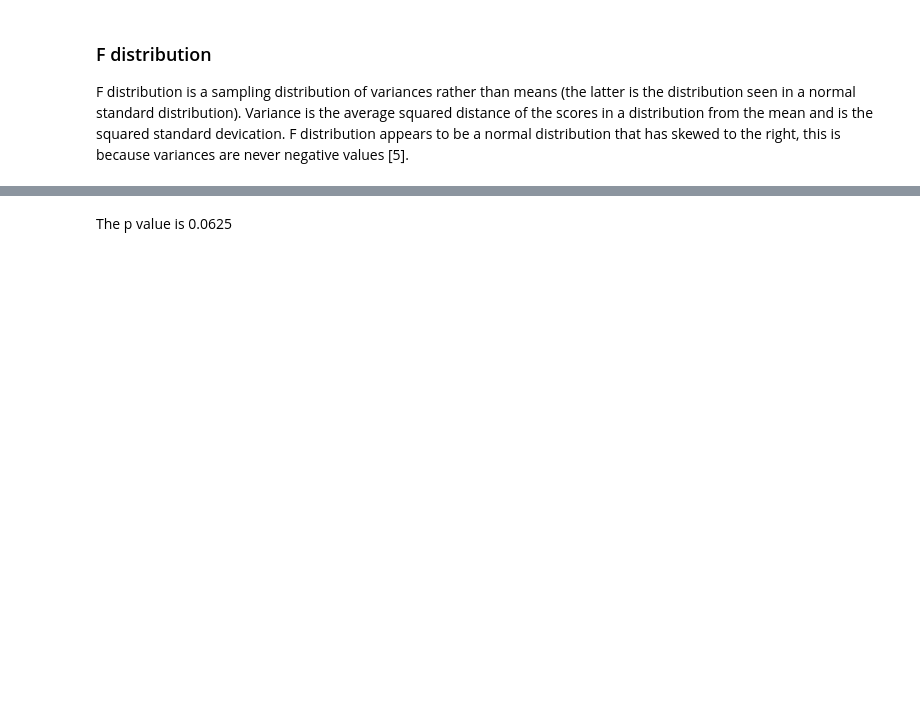
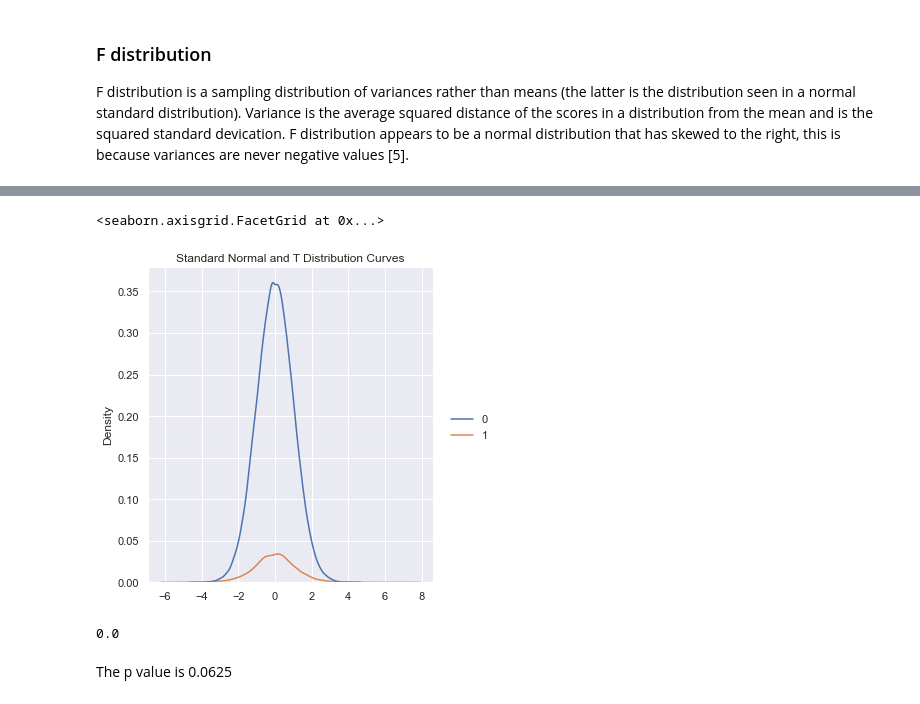
Before and after one commit to Aine-Kearns/Programming_for_data_analysis_assignment, a Jupyter notebook: Assignment_Programming_for_Data_Analytics.ipynb, the cells around one changed output, grey strips where cells are left out. Saved outputs shown, nothing was run; the diff lists cells and outputs as text; code cells hidden in the pictures; blank space fills up the shorter version.

```diff
--- a/Assignment_Programming_for_Data_Analytics.ipynb
+++ b/Assignment_Programming_for_Data_Analytics.ipynb
@@ -223,6 +245,6 @@ The data below is taken from a study I was involved with and I've decided to use
 There were 9 people with acquired communication disorders and this is a test of spoken word comprehension called PALPA 47.  There are 40 items in the test and on a set of control subjects the mean score was 39.29 and the std dev is 1.07. So is the sample mean within 95% of the control mean?
 # %%
 intake = np.array([36, 28, 40, 31, 39, 27, 40, 33, 34])
-s = np.random.default_rng().standard_t(8, size = 32)
+s = np.random.default_rng().standard_t(8, size = 10000)
 # there are 9 participants so that means 8 degrees of freedom
 np.mean(intake)
@@ -234,5 +262,16 @@ h = plt.hist(s, bins=10, density=True)
+# %%
+all_plots2 = [z, s]
+sns.displot(all_plots2, kind="kde").set(title="Standard Normal and T Distribution Curves")
+# this will show the Standard Normal distribution curve and the T distribution curve
+# I haven't worked out yet how to change the labels in Seaborn where data is not imported from file
+# so 0 = Standard Normal Distribution and 1 = T distribution
+# %% [output]
+<seaborn.axisgrid.FacetGrid at 0x...>
+[figure, added]
 # %%
 np.sum(s<t) / float(len(s))
+# %% [output]
+0.0
 # %% [markdown]
 The p value is 0.0625
 # %% [markdown]
```
Also changed, not shown: parts of 29 cells of this notebook.
